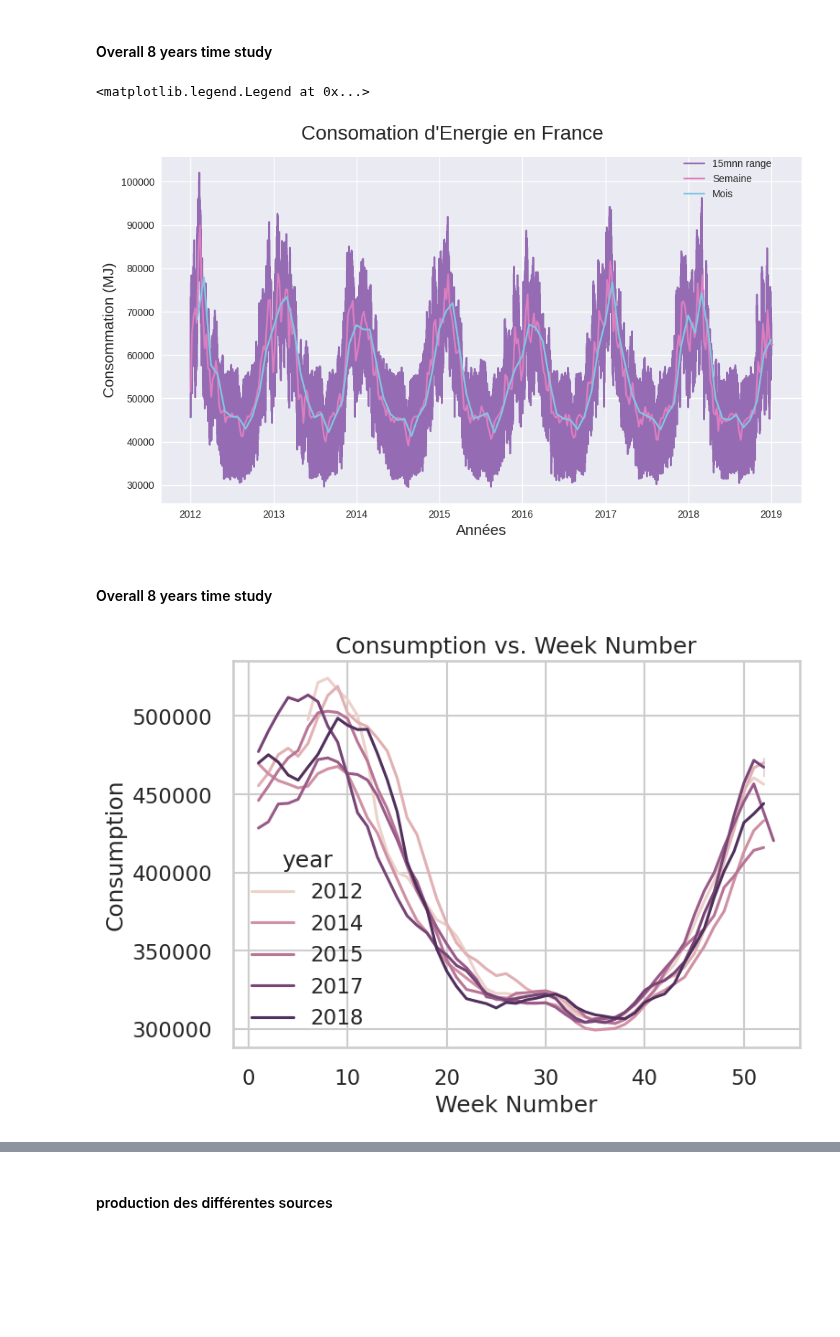
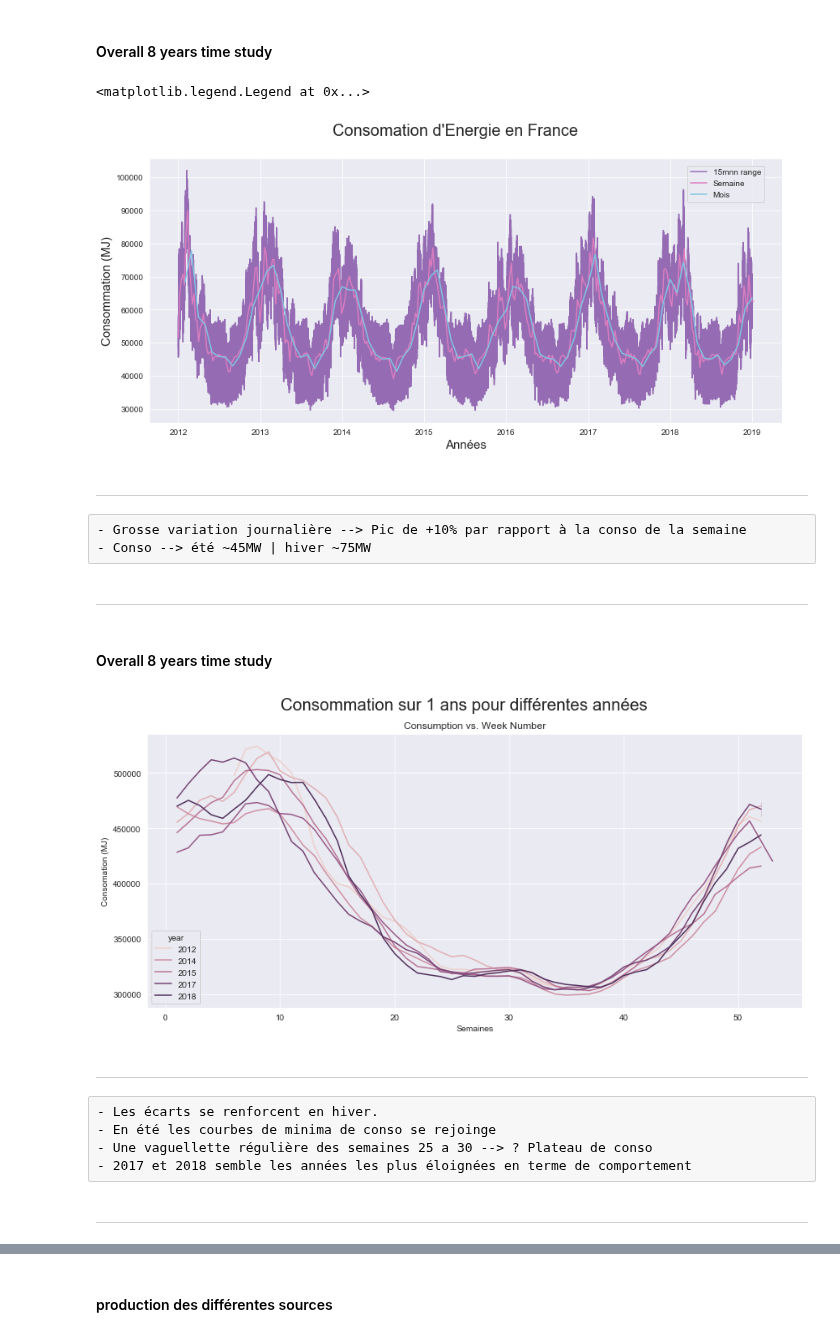
Before and after one commit to ManuLabricole/CDN-Statistique, a Jupyter notebook: Notebooks/Stat_descriptives_part2_mise_en_pratique.ipynb, the cells around one changed output, grey strips where cells are left out. Drawn from its saved outputs; the diff is of its cells as text; code cells hidden in the pictures; blank space fills up the shorter version.

Commit message:
yearly graph finished

```diff
--- a/Notebooks/Stat_descriptives_part2_mise_en_pratique.ipynb
+++ b/Notebooks/Stat_descriptives_part2_mise_en_pratique.ipynb
@@ -609,31 +505,39 @@ colors
 # %% [markdown]
 #### Overall 8 years time study
 # %%
-fig = plt.figure(layout="tight", figsize=(10, 6))
+sns.set_style("darkgrid")
+fig = plt.figure(figsize=(14, 6))
 fig.suptitle("Consomation d'Energie en France", fontsize=20)
 ax = fig.subplots()
 
 ax = sns.lineplot(
     x=df_n_E.index,
     y=df_n_E["Consommation"].values,
     color=colors[4]
 )
 ax = sns.lineplot(
     x=df_n_E.resample("W").mean().index,
     y=df_n_E["Consommation"].resample("W").mean().values,
     color=colors[6]
 )
 ax = sns.lineplot(
     x=df_n_E.resample("M").mean().index,
     y=df_n_E["Consommation"].resample("M").mean().values,
     color=colors[9]
 )
 
 ax.set_xlabel("Années", loc="center", fontsize=15)
 ax.set_ylabel("Consommation (MJ)", loc="center", fontsize=15)#, c=colors[color1])
-fig.legend(["15mnn range", "Semaine", "Mois"],loc=(0.82, 0.8))
+fig.legend(["15mnn range", "Semaine", "Mois"],loc=(0.83, 0.75))
 # %% [output]
 <matplotlib.legend.Legend at 0x...>
-[figure, old version]
+[figure, new version]
+# %% [markdown]
+-------------------
+# %% [raw]
+- Grosse variation journalière --> Pic de +10% par rapport à la conso de la semaine
+- Conso --> été ~45MW | hiver ~75MW
+# %% [markdown]
+------------
 # %% [markdown]
 #### Overall 8 years time study
@@ -640,19 +553,26 @@ fig.legend(["15mnn range", "Semaine", "Mois"],loc=(0.82, 0.8))
 # %%
-df = df_n_E.copy()
-df_weekly = df.resample('W').mean()
+sns.set_style("darkgrid")
 
-# add week number column
-df_weekly['week_number'] = df_weekly.index.week
-df_weekly['year'] = df_weekly.index.year
-df_weekly['mov_avg'] = df_weekly['Consommation'].rolling(7).sum()
+fig = plt.figure(figsize=(14, 6))
+fig.suptitle("Consommation sur 1 ans pour différentes années", fontsize=20)
+ax = fig.subplots()
 
 sns.lineplot(x='week_number', y="mov_avg", hue="year", data=df_weekly, estimator=np.mean)
 # set the plot title and axis labels
 plt.title('Consumption vs. Week Number')
-plt.xlabel('Week Number')
-plt.ylabel('Consumption')
+plt.xlabel('Semaines')
+plt.ylabel('Consomation (MJ)')
 
 # show the plot
 plt.show()
 # %% [output]
-[figure, old version]
+[figure, new version]
+# %% [markdown]
+-------
+# %% [raw]
+- Les écarts se renforcent en hiver.
+- En été les courbes de minima de conso se rejoinge
+- Une vaguellette régulière des semaines 25 a 30 --> ? Plateau de conso
+- 2017 et 2018 semble les années les plus éloignées en terme de comportement
+# %% [markdown]
+-----------
```
Also changed, not shown: parts of 17 cells of this notebook.
